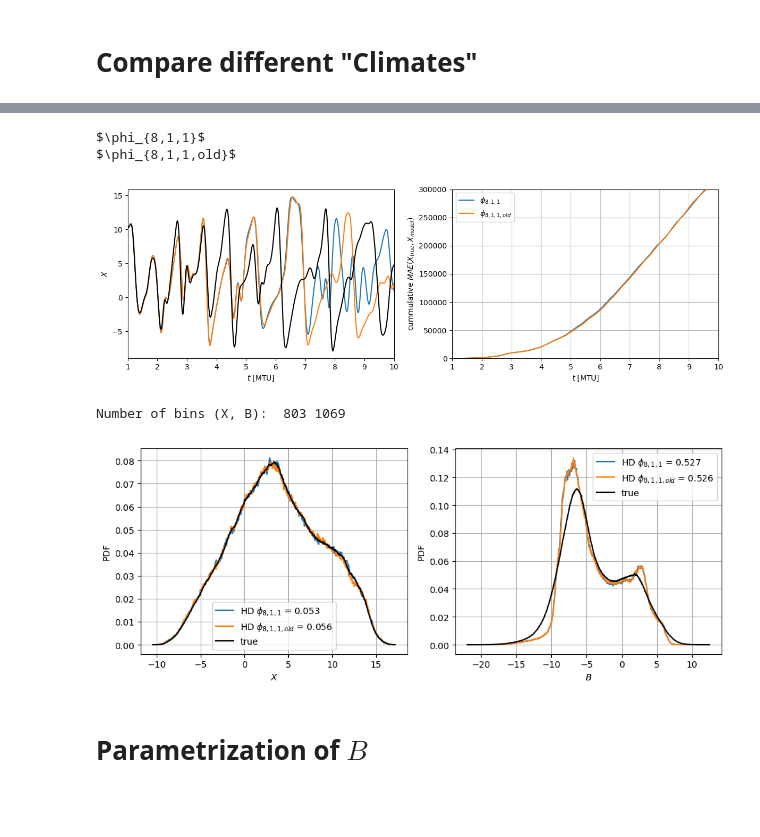
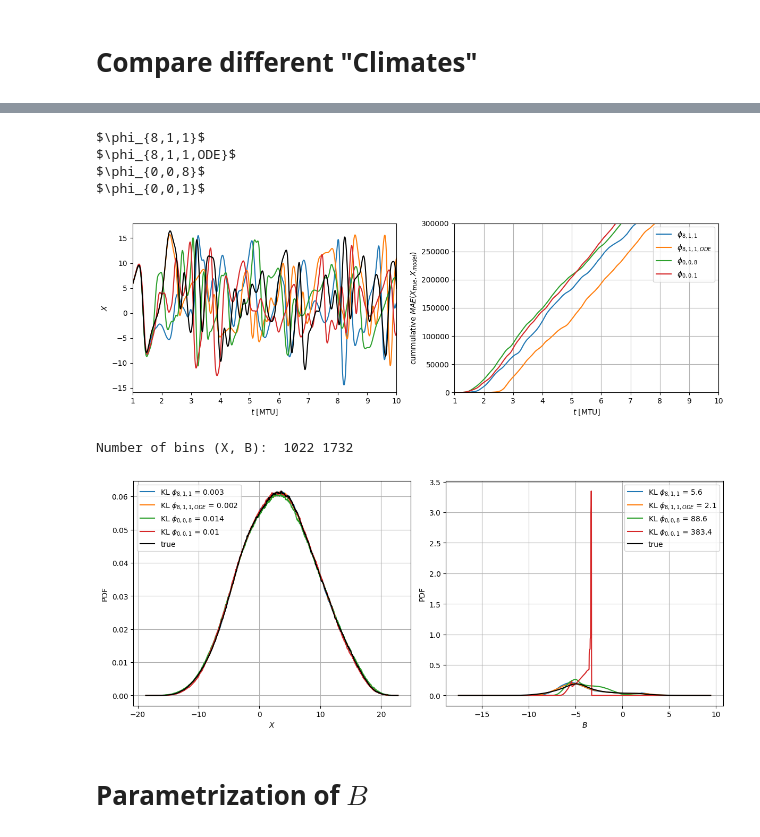
Before and after one commit to DLR-PA-EVA/schoenfeld26james_PrognosticMemoryParmeterizations, a Jupyter notebook: plots.ipynb, the cells around one changed output, grey strips where cells are left out. Cells and saved outputs as stored; diff of their text form; code cells hidden in the pictures; blank space fills up the shorter version.

```diff
--- a/plots.ipynb
+++ b/plots.ipynb
@@ -227,9 +213,18 @@ Memory steps: 1
+# %%
+#path = 'online_runs/ODE_Z_online/latent_dims=8_past_timesteps=1000_n_neighbours=0/m=0.001_tau=0.001_t=10000MTU_20250912164848.nc'
+path = 'online_runs/ODE_Z_online/latent_dims=8_past_timesteps=1000_n_neighbours=0/m=1.0_tau=100.0_t=10000MTU_20250912164859.nc'
+L96_ODE = L96_from_nc(path)
+# %%
+#path = 'online_runs/NN/latent_dims=0_past_timesteps=0_n_neighbours=0/m=0.001_tau=0.001_t=10000MTU_20250909004255.nc'
+path = 'online_runs/NN/latent_dims=0_past_timesteps=0_n_neighbours=0/m=1.0_tau=100.0_t=10000MTU_20250909004551.nc'
+L96_base = L96_from_nc(path)
 # %%
-path = 'online_runs/NN+AE+D/latent_dims=8_past_timesteps=1000_n_neighbours=0/m=0.001_tau=0.001_t=1000MTU_20250908135707.nc'
+#path = 'online_runs/NN+AE+D/latent_dims=8_past_timesteps=1000_n_neighbours=0/m=0.001_tau=0.001_t=10000MTU_20250908165256.nc'
+path = 'online_runs/NN+AE+D/latent_dims=8_past_timesteps=1000_n_neighbours=0/m=1.0_tau=100.0_t=10000MTU_20250908165421.nc'
 L96_ae81 = L96_from_nc(path)
 
-path = 'online_runs/NN+AE+D/latent_dims=8_past_timesteps=1000_n_neighbours=0/m=0.001_tau=0.001_t=1000MTU_old_parammemoryX_20250908133330.nc'
-L96_ae81_old = L96_from_nc(path)
+# path = 'online_runs/NN+AE+D/latent_dims=8_past_timesteps=1000_n_neighbours=0/m=0.001_tau=0.001_t=1000MTU_old_parammemoryX_20250908133330.nc'
+# L96_ae81_old = L96_from_nc(path)
 # %%
 path = f'online_runs/baseline_nn/input_lagg=0/time=1000000_m={m}_tau={tau}.pkl'
 #path = 'online_runs/baseline_nn/input_lagg=0/time=10000MTU_m=0.001_tau=0.001.nc'
@@ -275,7 +270,7 @@ X_true = L96_true.history.X.values[:tmax]
 t = np.arange(0, len(X_true)  ) *L96_true.dt
 k = 2
 
-for L96, model_name in zip([L96_ae81, L96_ae81_old], [r'$\phi_{8,1,1}$', r'$\phi_{8,1,1,old}$']):
+for L96, model_name in zip([L96_ae81, L96_ODE, L96_nonlocal, L96_base], [r'$\phi_{8,1,1}$', r'$\phi_{8,1,1,ODE}$', r'$\phi_{0,0,8}$', r'$\phi_{0,0,1}$']):
     print(model_name)
     X = L96.history.X.values[:tmax]
     MAE = np.cumsum(np.sum(np.absolute(X_true-X), axis=1))
@@ -294,8 +289,10 @@ plt.grid()
 plt.tight_layout()
 # %% [output]
 $\phi_{8,1,1}$
-$\phi_{8,1,1,old}$
+$\phi_{8,1,1,ODE}$
+$\phi_{0,0,8}$
+$\phi_{0,0,1}$
-[figure, old version]
+[figure, new version]
 # %%
 def H(p, q):
   # distance between p an d
@@ -309,37 +306,38 @@ def H(p, q):
 # %%
 B_true = L96_true.history.B.values.flatten()
 X_true = L96_true.history.X.values.flatten()
 Xbins = np.histogram_bin_edges(X_true, bins='fd')
 Bbins = np.histogram_bin_edges(B_true, bins='fd')
 print('Number of bins (X, B): ', len(Xbins), len(Bbins))
 P_X_true, _ = np.histogram(X_true, bins=Xbins, density=True)
 P_B_true, _ = np.histogram(B_true, bins=Bbins, density=True)
 
-fig, (ax1, ax2) = plt.subplots(1, 2, figsize=(10, 4))
+fig, (ax1, ax2) = plt.subplots(1, 2, figsize=(12, 5))
 ax1.set(xlabel=r'$X$', ylabel='PDF')
 ax2.set(xlabel=r'$B$', ylabel='PDF')
 
-for L96, model_name in zip([L96_ae81, L96_ae81_old], [r'$\phi_{8,1,1}$', r'$\phi_{8,1,1,old}$']):
+for L96, model_name in zip([L96_ae81, L96_ODE, L96_nonlocal, L96_base], [r'$\phi_{8,1,1}$', r'$\phi_{8,1,1,ODE}$', r'$\phi_{0,0,8}$', r'$\phi_{0,0,1}$']):
     B = L96.history.B.values.flatten()
     X = L96.history.X.values.flatten()
 
     P_X, _ = np.histogram(X, bins=Xbins, density=True)
     P_B, _ = np.histogram(B, bins=Bbins, density=True)
 
-    ax1.plot(Xbins[1:], P_X, label=f'HD {model_name} = {round(H(P_X_true, P_X), 3)}')
-    ax2.plot(Bbins[1:], P_B, label=f'HD {model_name} = {round(H(P_B_true, P_B), 3)}')
+    eps = 1.e-12
+    ax1.plot(Xbins[1:], P_X, label=f'KL {model_name} = {round(np.sum(rel_entr(P_X_true, P_X + eps)), 3)}')
+    ax2.plot(Bbins[1:], P_B, label=f'KL {model_name} = {round(np.sum(rel_entr(P_B_true, P_B + eps)), 1)}')
 
 ax1.plot(Xbins[1:], P_X_true, label=f'true', c='black')
 ax2.plot(Bbins[1:], P_B_true, label=f'true', c='black')
 
 for ax in [ax1, ax2]:
     ax.legend()
     ax.grid()
 
 plt.tight_layout()
 # %% [output]
-Number of bins (X, B):  803 1069
+Number of bins (X, B):  1022 1732
-[figure, old version]
+[figure, new version]
 # %% [markdown]
 # Parametrization of $B$
 # %%
```
Also changed, not shown: parts of 9 cells of this notebook, 5 other files.
